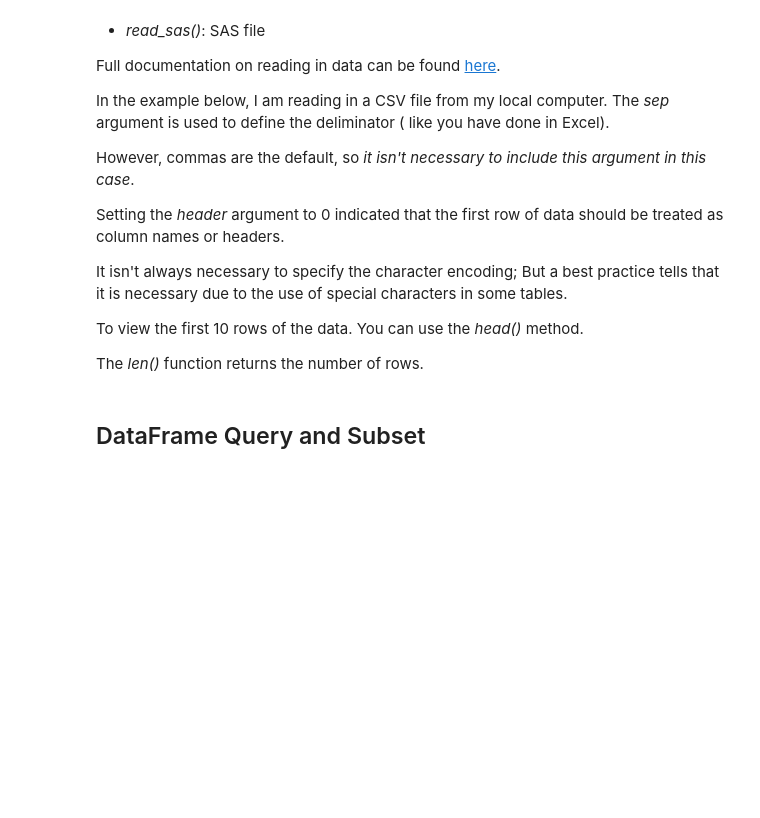
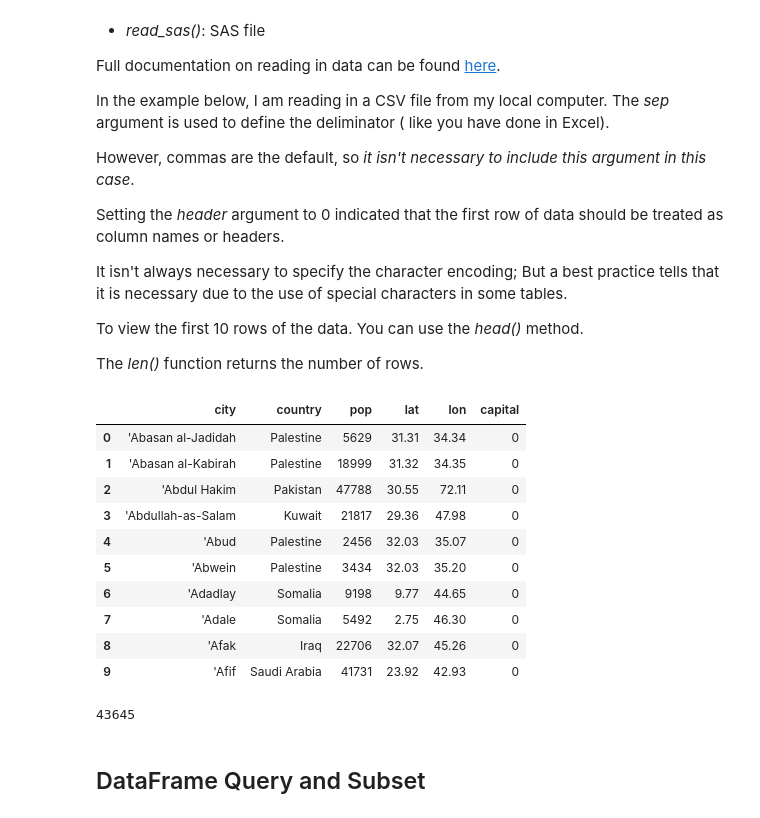
Before and after one commit to mfbenitezp/PY4SA_Course, a Jupyter notebook: Python_Pandas.ipynb, the cells around one changed output. Drawn from its saved outputs; the diff is of its cells as text; code cells hidden in the pictures; blank space fills up the shorter version.

```diff
--- a/Python_Pandas.ipynb
+++ b/Python_Pandas.ipynb
@@ -127,10 +187,24 @@ To view the first 10 rows of the data. You can use the *head()* method.
 
 The *len()* function returns the number of rows.
 # %%
-cities_df = pd.read_csv("data/world_cities.csv", sep=",", header=0, encoding="ISO-8859-1")
+cities_df = pd.read_csv(,"data/world_cities.csv", sep=",", header=0, encoding="ISO-8859-1")
 cities_df.head(10)
+# %% [output]
+|  | city | country | pop | lat | lon | capital |
+| 0 | 'Abasan al-Jadidah | Palestine | 5629 | 31.31 | 34.34 | 0 |
+| 1 | 'Abasan al-Kabirah | Palestine | 18999 | 31.32 | 34.35 | 0 |
+| 2 | 'Abdul Hakim | Pakistan | 47788 | 30.55 | 72.11 | 0 |
+| 3 | 'Abdullah-as-Salam | Kuwait | 21817 | 29.36 | 47.98 | 0 |
+| 4 | 'Abud | Palestine | 2456 | 32.03 | 35.07 | 0 |
+| 5 | 'Abwein | Palestine | 3434 | 32.03 | 35.20 | 0 |
+| 6 | 'Adadlay | Somalia | 9198 | 9.77 | 44.65 | 0 |
+| 7 | 'Adale | Somalia | 5492 | 2.75 | 46.30 | 0 |
+| 8 | 'Afak | Iraq | 22706 | 32.07 | 45.26 | 0 |
+| 9 | 'Afif | Saudi Arabia | 41731 | 23.92 | 42.93 | 0 |
 # %%
 print(len(cities_df))
+# %% [output]
+43645
 # %% [markdown]
 ## DataFrame Query and Subset
 # %% [markdown]
```
Also changed, not shown: parts of 18 cells of this notebook, 4 other files.
